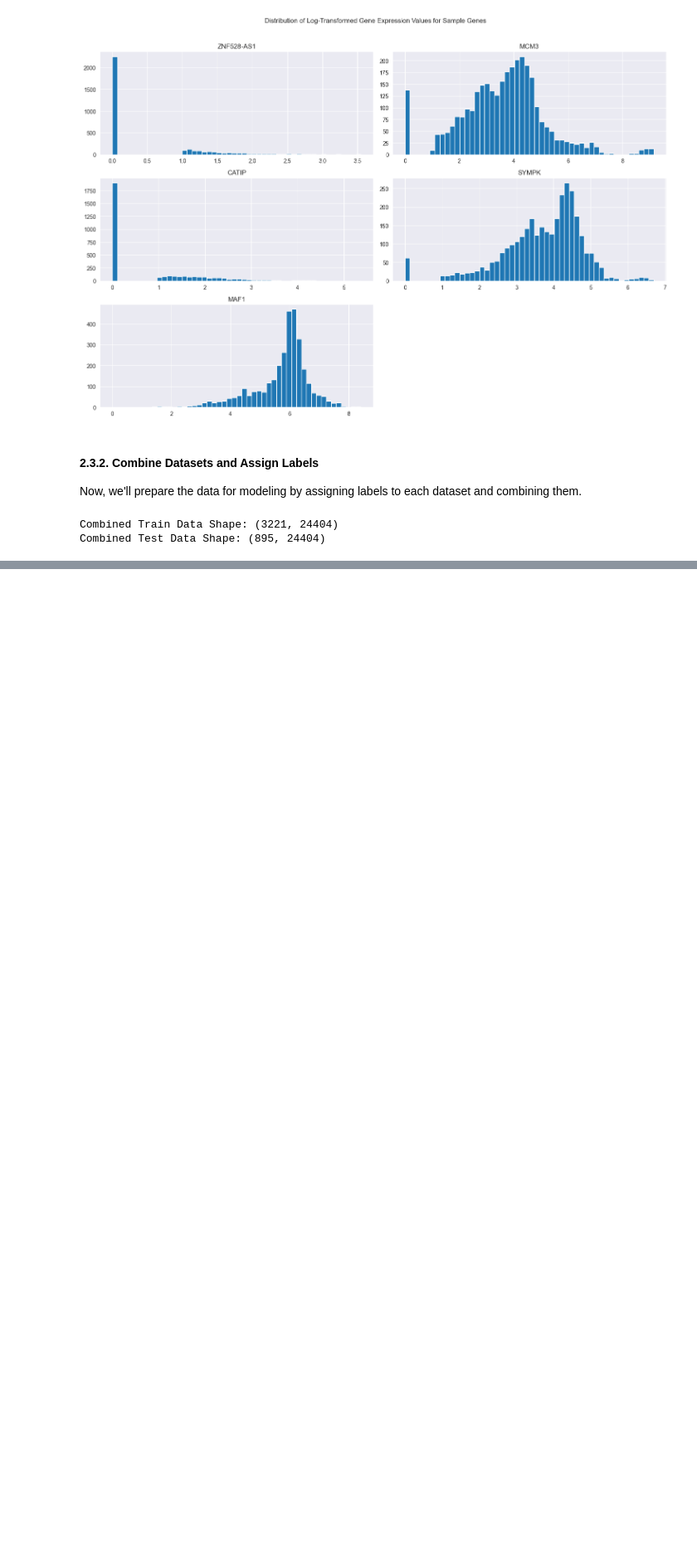
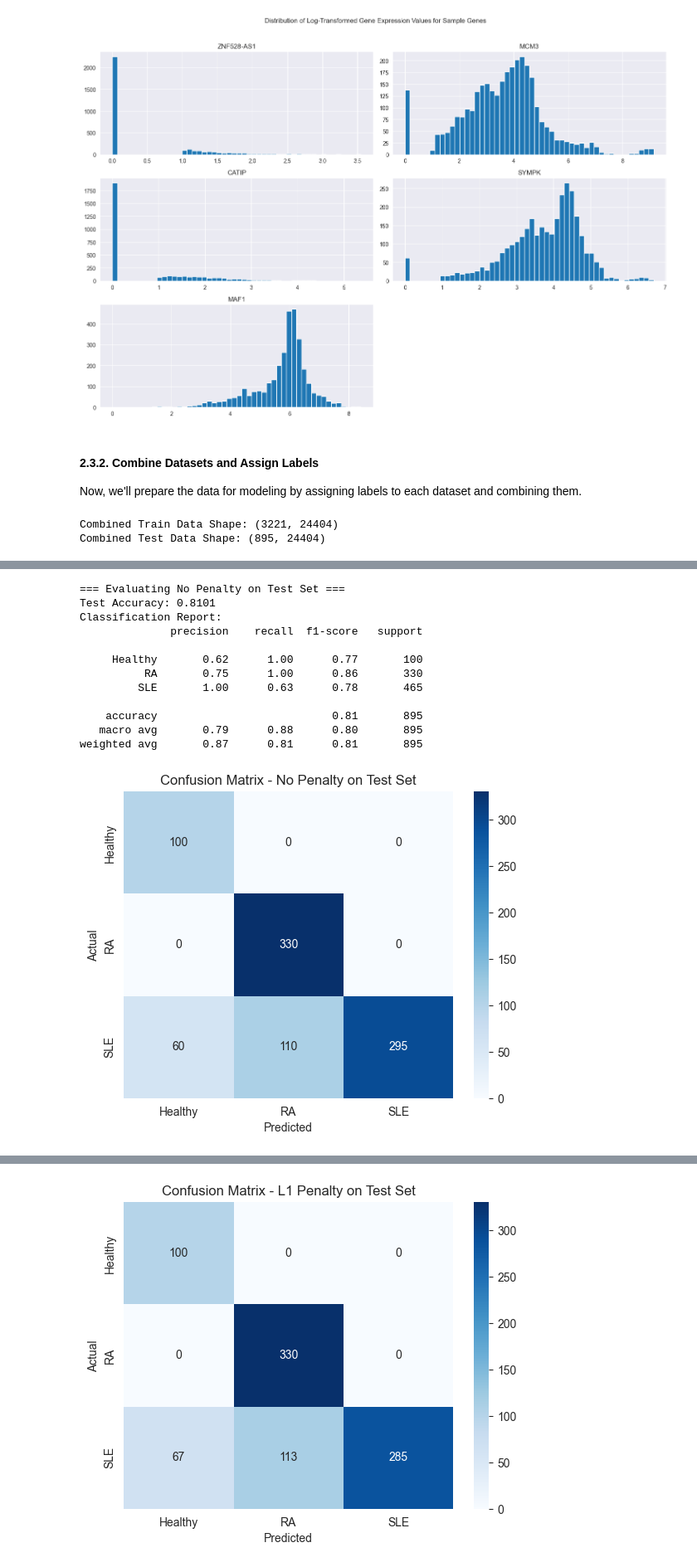
Before and after one commit to andreas-pattichis/ML-for-RNA-Seq-Disease-Classification-and-Biomarker-Discovery, a Jupyter notebook: assignment.ipynb, the cells around one changed output, grey strips where cells are left out. Shown: that part at 83% size. Drawn from its saved outputs; the diff is of its cells as text; code cells hidden in the pictures; blank space fills up the shorter version.

Commit message:
SDG Classifier train, evaluate, and feature importance analysis

```diff
--- a/assignment.ipynb
+++ b/assignment.ipynb
@@ -125,6 +131,11 @@ healthy_genes = set(healthy_train.columns)
 common_genes = list(ra_genes & sle_genes & healthy_genes)
 
 print("Number of common genes across all datasets:", len(common_genes))
+
+# Subset each training dataset to keep only the common genes
+ra_train = ra_train[common_genes]
+sle_train = sle_train[common_genes]
+healthy_train = healthy_train[common_genes]
 # %% [output]
 Number of common genes across all datasets: 24403
 # %%
@@ -286,0 +324,14 @@ Combined Test Data Shape: (895, 24404)
+# %%
+# Compute class weights
+classes = np.unique(y_train)
+class_weights = compute_class_weight(
+    class_weight='balanced',
+    classes=classes,
+    y=y_train
+)
+
+# Create a dictionary mapping class labels to weights
+class_weights_dict = dict(zip(classes, class_weights))
+print("Class Weight for Each Class:")
+for key, value in class_weights_dict.items():
+    print(f"Class {key}: {value:.2f}")
@@ -286,0 +500,57 @@ Combined Test Data Shape: (895, 24404)
+# %%
+# Initialize scaler on entire training set
+scaler_final = StandardScaler()
+X_train_scaled_final = scaler_final.fit_transform(X_train)
+X_test_scaled_final = scaler_final.transform(X_test)
+
+# Dictionary to store test set results
+test_results = {}
+
+for name, model in sgd_models.items():
+    print(f"\n=== Evaluating {name} on Test Set ===")
+
+    # Train the model on the entire training set
+    model.fit(X_train_scaled_final, y_train)
+
+    # Predict on the test set
+    y_pred_test = model.predict(X_test_scaled_final)
+
+    # Calculate accuracy
+    test_accuracy = accuracy_score(y_test, y_pred_test)
+    print(f"Test Accuracy: {test_accuracy:.4f}")
+
+    # Generate classification report
+    report = classification_report(y_test, y_pred_test, target_names=['Healthy', 'RA', 'SLE'], output_dict=True)
+    print("Classification Report:")
+    print(classification_report(y_test, y_pred_test, target_names=['Healthy', 'RA', 'SLE']))
+
+    # Store results
+    test_results[name] = {
+        'accuracy': test_accuracy,
+        'report': report,
+        'conf_matrix': confusion_matrix(y_test, y_pred_test)
+    }
+
+    # Plot confusion matrix
+    conf_matrix = test_results[name]['conf_matrix']
+    sns.heatmap(conf_matrix, annot=True, fmt='d', cmap='Blues',
+                xticklabels=['Healthy', 'RA', 'SLE'],
+                yticklabels=['Healthy', 'RA', 'SLE'])
+    plt.ylabel('Actual')
+    plt.xlabel('Predicted')
+    plt.title(f'Confusion Matrix - {name} on Test Set')
+    plt.show()
+# %% [output]
+=== Evaluating No Penalty on Test Set ===
+Test Accuracy: 0.8101
+Classification Report:
+              precision    recall  f1-score   support
+
+     Healthy       0.62      1.00      0.77       100
+          RA       0.75      1.00      0.86       330
+         SLE       1.00      0.63      0.78       465
+
+    accuracy                           0.81       895
+   macro avg       0.79      0.88      0.80       895
+weighted avg       0.87      0.81      0.81       895
+[figure, added]
@@ -286,0 +569 @@ Combined Test Data Shape: (895, 24404)
+[figure, added]
```
Also changed, not shown: parts of 18 cells of this notebook.
